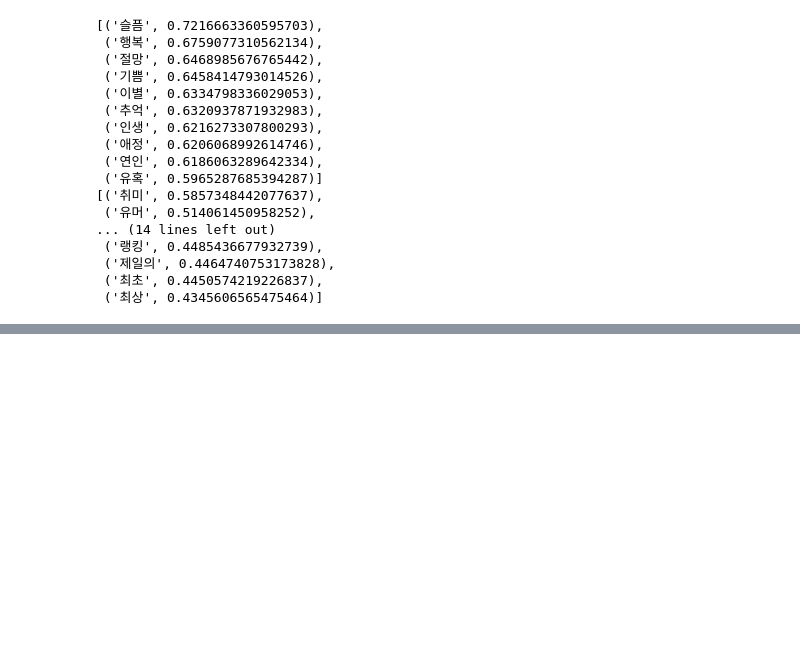
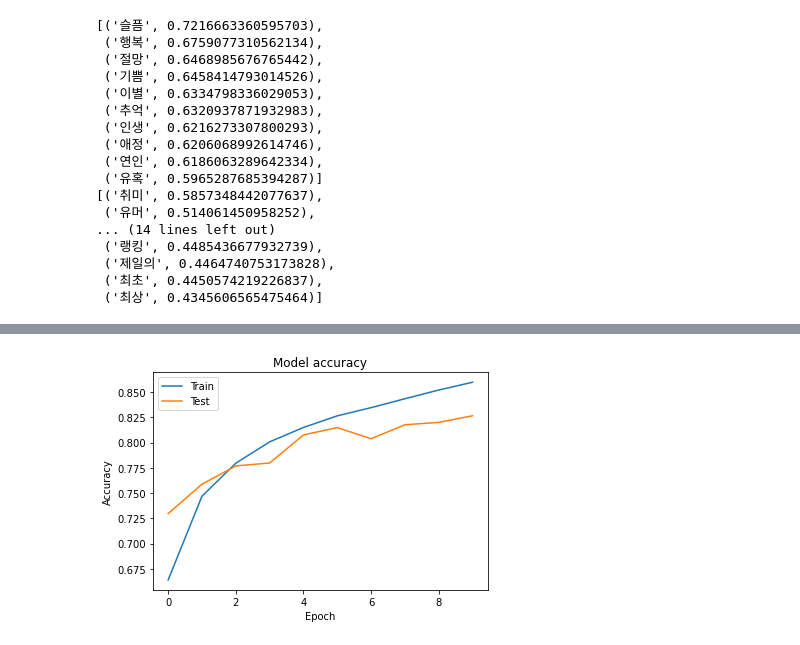
Before and after one commit to wonderkyeom/Sentiment_Analysis, a Jupyter notebook: Sentiment Analysis-using 3Models (Mecab).ipynb, the cells around one changed output, grey strips where cells are left out. Drawn from its saved outputs; the diff is of its cells as text; code cells hidden in the pictures; blank space fills up the shorter version.

```diff
--- a/Sentiment Analysis-using 3Models (Mecab).ipynb
+++ b/Sentiment Analysis-using 3Models (Mecab).ipynb
@@ -626,13 +680,3 @@ pprint.pprint(kovec.wv.most_similar(positive=["최고"]))
  ('제일의', 0.4464740753173828),
  ('최초', 0.4450574219226837),
  ('최상', 0.4345606565475464)]
-# %%
-vocab_size = 10000
-word_vector_dim = 300
-
-embedding_matrix = np.random.rand(vocab_size, word_vector_dim)
-
-# embedding_matrix에 Word2Vec 워드벡터를 단어 하나씩마다 차례차례 카피한다.
-for i in range(4,vocab_size):
-    if index_to_word[i] in kovec:
-        embedding_matrix[i] = kovec[index_to_word[i]]
@@ -640,0 +763,23 @@ NameError: name 'index_to_word' is not defined
+# %%
+## 기존의 LSTM 모델과의 성능 비교 ##
+
+from tensorflow.keras.layers import Embedding, Dense, LSTM
+from tensorflow.keras.models import Sequential
+from tensorflow.keras.models import load_model
+from tensorflow.keras.callbacks import EarlyStopping, ModelCheckpoint
+
+vocab_size = 40000
+word_vector_dim = 300
+
+model = Sequential()
+e = Embedding(vocab_size, 300, weights=[embedding_matrix], input_length=max_len, trainable=False)
+model.add(e)
+# model.add(Embedding(vocab_size, 100))
+model.add(LSTM(128))
+model.add(Dense(1, activation='sigmoid'))
+# %%
+es = EarlyStopping(monitor='val_loss', mode='min', verbose=1, patience=4)
+mc = ModelCheckpoint('best_model', monitor='val_acc', mode='max', verbose=1, save_best_only=True)
+# %%
+model.compile(optimizer='rmsprop', loss='binary_crossentropy', metrics=['acc'])
+history = model.fit(X_train, y_train, epochs=15, callbacks=[es, mc], batch_size=60, validation_split=0.2)
@@ -640,0 +804,10 @@ NameError: name 'index_to_word' is not defined
+# %%
+plt.plot(history.history['acc'])
+plt.plot(history.history['val_acc'])
+plt.title('Model accuracy')
+plt.xlabel('Epoch')
+plt.ylabel('Accuracy')
+plt.legend(['Train', 'Test'], loc='upper left')
+plt.show()
+# %% [output]
+[figure, added]
```
Also changed, not shown: parts of 37 cells of this notebook.
